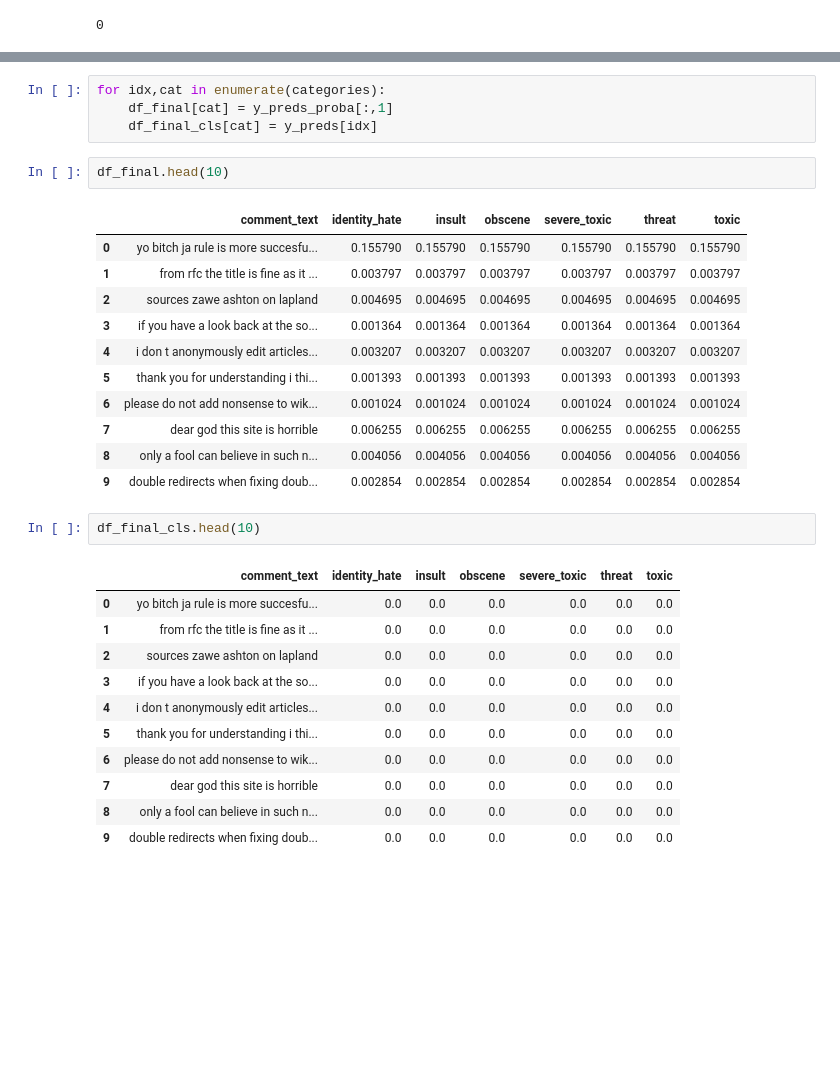
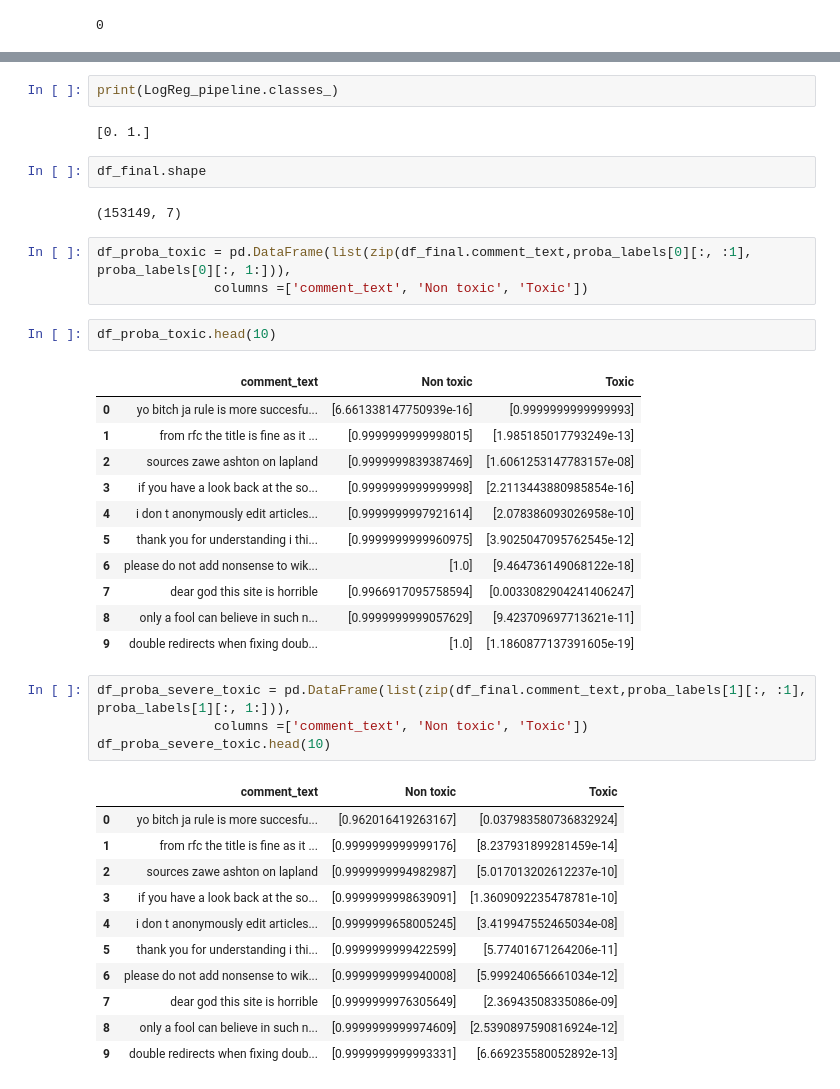
Before and after one commit to BrainTheos/uon-cci501-classification-mini-project, a Jupyter notebook: CCI501_classification_final.ipynb, the cells around one changed output, grey strips where cells are left out. Saved outputs shown, nothing was run; the diff lists cells and outputs as text; blank space fills up the shorter version.

```diff
--- a/CCI501_classification_final.ipynb
+++ b/CCI501_classification_final.ipynb
@@ -759,32 +744,41 @@ print(y_preds)
-# %%
-for idx,cat in enumerate(categories):
-    df_final[cat] = y_preds_proba[:,1]
-    df_final_cls[cat] = y_preds[idx]
-# %%
-df_final.head(10)
-# %% [output]
-|  | comment_text | identity_hate | insult | obscene | severe_toxic | threat | toxic |
-| 0 | yo bitch ja rule is more succesfu... | 0.155790 | 0.155790 | 0.155790 | 0.155790 | 0.155790 | 0.155790 |
-| 1 | from rfc the title is fine as it ... | 0.003797 | 0.003797 | 0.003797 | 0.003797 | 0.003797 | 0.003797 |
-| 2 | sources zawe ashton on lapland | 0.004695 | 0.004695 | 0.004695 | 0.004695 | 0.004695 | 0.004695 |
-| 3 | if you have a look back at the so... | 0.001364 | 0.001364 | 0.001364 | 0.001364 | 0.001364 | 0.001364 |
-| 4 | i don t anonymously edit articles... | 0.003207 | 0.003207 | 0.003207 | 0.003207 | 0.003207 | 0.003207 |
-| 5 | thank you for understanding i thi... | 0.001393 | 0.001393 | 0.001393 | 0.001393 | 0.001393 | 0.001393 |
-| 6 | please do not add nonsense to wik... | 0.001024 | 0.001024 | 0.001024 | 0.001024 | 0.001024 | 0.001024 |
-| 7 | dear god this site is horrible | 0.006255 | 0.006255 | 0.006255 | 0.006255 | 0.006255 | 0.006255 |
-| 8 | only a fool can believe in such n... | 0.004056 | 0.004056 | 0.004056 | 0.004056 | 0.004056 | 0.004056 |
-| 9 | double redirects when fixing doub... | 0.002854 | 0.002854 | 0.002854 | 0.002854 | 0.002854 | 0.002854 |
-# %%
-df_final_cls.head(10)
-# %% [output]
-|  | comment_text | identity_hate | insult | obscene | severe_toxic | threat | toxic |
-| 0 | yo bitch ja rule is more succesfu... | 0.0 | 0.0 | 0.0 | 0.0 | 0.0 | 0.0 |
-| 1 | from rfc the title is fine as it ... | 0.0 | 0.0 | 0.0 | 0.0 | 0.0 | 0.0 |
-| 2 | sources zawe ashton on lapland | 0.0 | 0.0 | 0.0 | 0.0 | 0.0 | 0.0 |
-| 3 | if you have a look back at the so... | 0.0 | 0.0 | 0.0 | 0.0 | 0.0 | 0.0 |
-| 4 | i don t anonymously edit articles... | 0.0 | 0.0 | 0.0 | 0.0 | 0.0 | 0.0 |
-| 5 | thank you for understanding i thi... | 0.0 | 0.0 | 0.0 | 0.0 | 0.0 | 0.0 |
-| 6 | please do not add nonsense to wik... | 0.0 | 0.0 | 0.0 | 0.0 | 0.0 | 0.0 |
-| 7 | dear god this site is horrible | 0.0 | 0.0 | 0.0 | 0.0 | 0.0 | 0.0 |
-| 8 | only a fool can believe in such n... | 0.0 | 0.0 | 0.0 | 0.0 | 0.0 | 0.0 |
-| 9 | double redirects when fixing doub... | 0.0 | 0.0 | 0.0 | 0.0 | 0.0 | 0.0 |
+# %%
+print(LogReg_pipeline.classes_)
+# %% [output]
+[0. 1.]
+# %%
+df_final.shape
+# %% [output]
+(153149, 7)
+# %%
+df_proba_toxic = pd.DataFrame(list(zip(df_final.comment_text,proba_labels[0][:, :1], proba_labels[0][:, 1:])),
+               columns =['comment_text', 'Non toxic', 'Toxic'])
+# %%
+df_proba_toxic.head(10)
+# %% [output]
+|  | comment_text | Non toxic | Toxic |
+| 0 | yo bitch ja rule is more succesfu... | [6.661338147750939e-16] | [0.9999999999999993] |
+| 1 | from rfc the title is fine as it ... | [0.9999999999998015] | [1.985185017793249e-13] |
+| 2 | sources zawe ashton on lapland | [0.9999999839387469] | [1.6061253147783157e-08] |
+| 3 | if you have a look back at the so... | [0.9999999999999998] | [2.2113443880985854e-16] |
+| 4 | i don t anonymously edit articles... | [0.9999999997921614] | [2.078386093026958e-10] |
+| 5 | thank you for understanding i thi... | [0.9999999999960975] | [3.9025047095762545e-12] |
+| 6 | please do not add nonsense to wik... | [1.0] | [9.464736149068122e-18] |
+| 7 | dear god this site is horrible | [0.9966917095758594] | [0.0033082904241406247] |
+| 8 | only a fool can believe in such n... | [0.9999999999057629] | [9.423709697713621e-11] |
+| 9 | double redirects when fixing doub... | [1.0] | [1.1860877137391605e-19] |
+# %%
+df_proba_severe_toxic = pd.DataFrame(list(zip(df_final.comment_text,proba_labels[1][:, :1], proba_labels[1][:, 1:])),
+               columns =['comment_text', 'Non toxic', 'Toxic'])
+df_proba_severe_toxic.head(10)
+# %% [output]
+|  | comment_text | Non toxic | Toxic |
+| 0 | yo bitch ja rule is more succesfu... | [0.962016419263167] | [0.037983580736832924] |
+| 1 | from rfc the title is fine as it ... | [0.9999999999999176] | [8.237931899281459e-14] |
+| 2 | sources zawe ashton on lapland | [0.9999999994982987] | [5.017013202612237e-10] |
+| 3 | if you have a look back at the so... | [0.9999999998639091] | [1.3609092235478781e-10] |
+| 4 | i don t anonymously edit articles... | [0.9999999658005245] | [3.419947552465034e-08] |
+| 5 | thank you for understanding i thi... | [0.9999999999422599] | [5.77401671264206e-11] |
+| 6 | please do not add nonsense to wik... | [0.9999999999940008] | [5.999240656661034e-12] |
+| 7 | dear god this site is horrible | [0.9999999976305649] | [2.36943508335086e-09] |
+| 8 | only a fool can believe in such n... | [0.9999999999974609] | [2.5390897590816924e-12] |
+| 9 | double redirects when fixing doub... | [0.9999999999993331] | [6.669235580052892e-13] |
```
Also changed, not shown: parts of 12 cells of this notebook.
